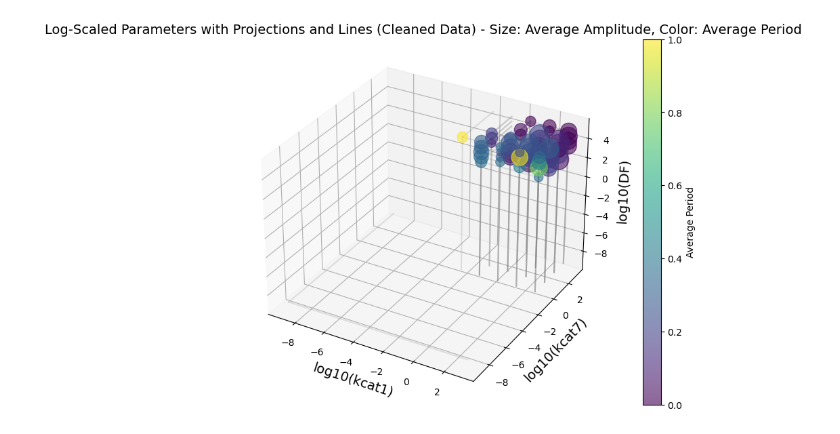
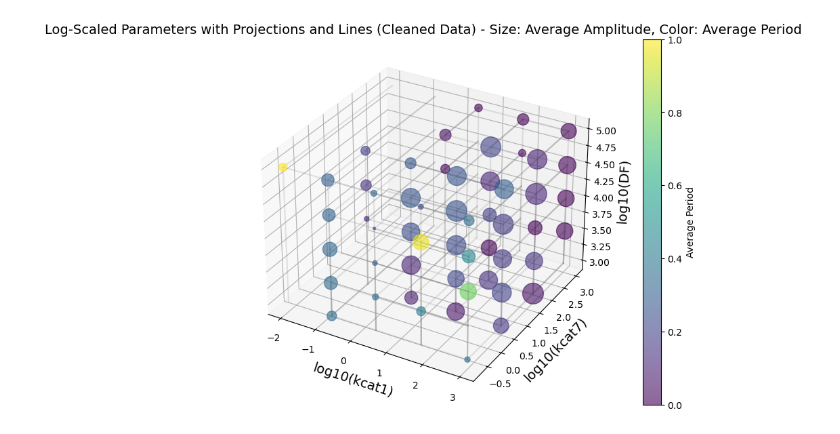
Before and after one commit to jonathanfischer97/Julia, a Jupyter notebook: OscillatorPaper/FigureGenerationScripts/3FixedPyPlot.ipynb, the cells around one changed output. Cells and saved outputs as stored; diff of their text form; code cells hidden in the pictures.

```diff
--- a/OscillatorPaper/FigureGenerationScripts/3FixedPyPlot.ipynb
+++ b/OscillatorPaper/FigureGenerationScripts/3FixedPyPlot.ipynb
@@ -7,5 +7,6 @@ from matplotlib.colors import Normalize
 # import seaborn as sns
 # %%
 # Read the CSV file
-file_path = '/Users/jonathanfischer/Desktop/PhD_ThesisWork/Julia/OscillatorPaper/FigureGenerationScripts/fixed_triplet_results-kcat1kcat7DF.csv'
+file_path = '/home/local/WIN/jfisch27/Desktop/Julia/OscillatorPaper/FigureGenerationScripts/fixed_triplet_results-kcat1kcat7DF.csv'
 data = pd.read_csv(file_path)
+data
@@ -13,3 +28,5 @@ data = pd.read_csv(file_path)
 # Clean the data by removing extreme values
 data = data.replace([np.inf, -np.inf], np.nan).dropna()
 data = data[(data != 0).all(1)]
+data = data[(np.log10(data) > -300).all(1)]
+data
@@ -55,7 +70,7 @@ cmap = plt.get_cmap('viridis')
 fixed_triplet_results_kcat1kcat7DF = data
 
 # Define a threshold to identify extreme values (values close to zero)
-threshold = 1e-9
+threshold = 1e-8
 
 # Replace extreme values with 0 in the relevant columns
 fixed_triplet_results_kcat1kcat7DF.loc[fixed_triplet_results_kcat1kcat7DF['kcat1'] < threshold, 'kcat1'] = 0
@@ -63,7 +78,7 @@ fixed_triplet_results_kcat1kcat7DF.loc[fixed_triplet_results_kcat1kcat7DF['kcat7
 fixed_triplet_results_kcat1kcat7DF.loc[fixed_triplet_results_kcat1kcat7DF['DF'] < threshold, 'DF'] = 0
 
 # Define the log-scaled parameters (with epsilon added to avoid taking log of zero)
-epsilon = 1e-9
+epsilon = 1e-8
 log_kcat1_cleaned = np.log10(fixed_triplet_results_kcat1kcat7DF['kcat1'] + epsilon)
 log_kcat7_cleaned = np.log10(fixed_triplet_results_kcat1kcat7DF['kcat7'] + epsilon)
 log_DF_cleaned = np.log10(fixed_triplet_results_kcat1kcat7DF['DF'] + epsilon)
@@ -74,34 +89,34 @@ fixed_triplet_results_kcat1kcat7DF['average_per_norm'] = (fixed_triplet_results_
 
 # Create 3D scatter plot with projections onto each plane
 fig = plt.figure(figsize=(14, 7))
 ax = fig.add_subplot(111, projection='3d')
 
 # Create the main 3D scatter plot
 sc = ax.scatter(log_kcat1_cleaned, log_kcat7_cleaned, log_DF_cleaned,
                 c=fixed_triplet_results_kcat1kcat7DF['average_per_norm'],
                 s=fixed_triplet_results_kcat1kcat7DF['average_amp_norm']*500,
                 alpha=0.6, cmap=cmap, marker='o')
 
 # Project the points onto each plane and connect them with lines
 for x, y, z in zip(log_kcat1_cleaned, log_kcat7_cleaned, log_DF_cleaned):
     ax.plot([x, x], [y, y], [z, log_DF_cleaned.min()], c='gray', alpha=0.2) # Projection onto XY plane
     ax.plot([x, x], [y, log_kcat7_cleaned.max()], [z, z], c='gray', alpha=0.2) # Projection onto XZ plane
     ax.plot([x, log_kcat1_cleaned.max()], [y, y], [z, z], c='gray', alpha=0.2) # Projection onto YZ plane
 
 # Set larger axis labels
 ax.set_xlabel('log10(kcat1)', fontsize=14)
 ax.set_ylabel('log10(kcat7)', fontsize=14)
 ax.set_zlabel('log10(DF)', fontsize=14)
 
 # Add a colorbar
 plt.colorbar(sc, ax=ax, label='Average Period')
 
 # Set the title
 ax.set_title('Log-Scaled Parameters with Projections and Lines (Cleaned Data) - Size: Average Amplitude, Color: Average Period', fontsize=14)
 
 plt.show()
 # %% [output]
-[figure, old version]
+[figure, new version]
 # %%
 # Function to create 3D scatter plot with accurate color-matching projections (shadows) on all walls
 def create_3d_scatter_with_accurate_shadows(angle, x, y, z, sizes, colors):
```
Also changed, not shown: parts of 6 cells of this notebook.
